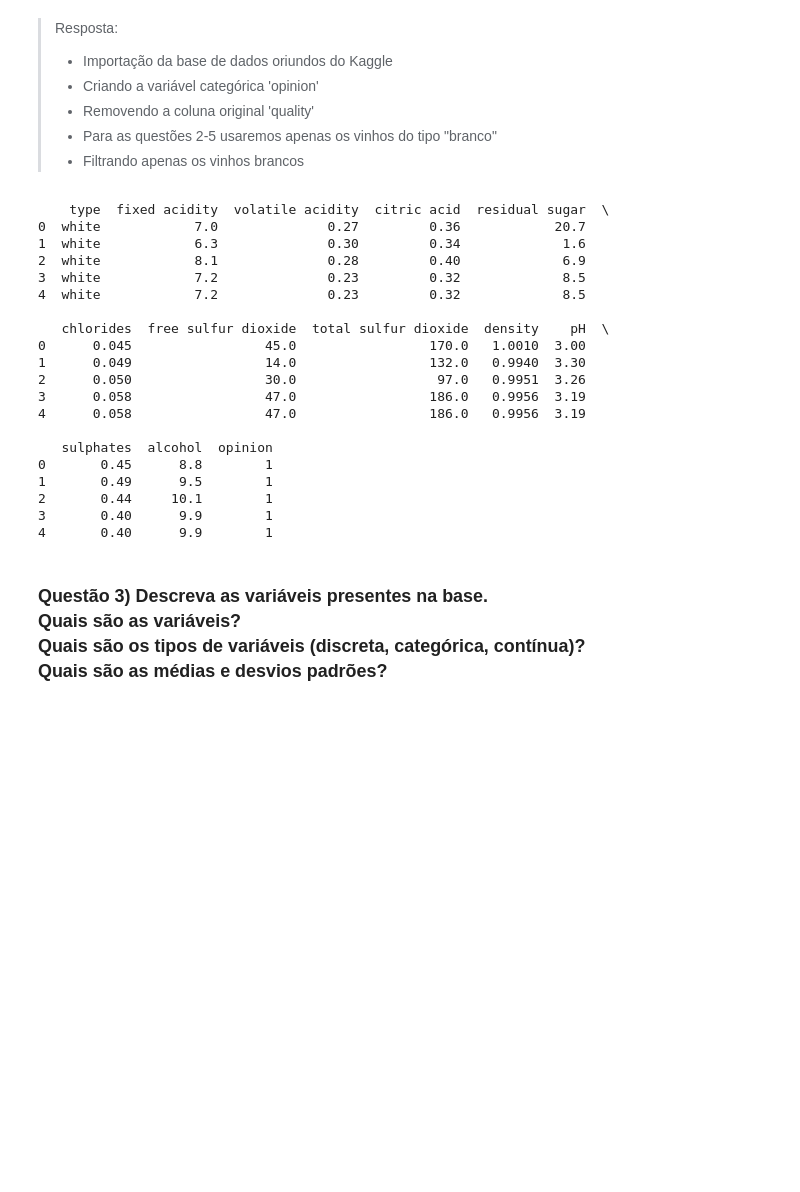
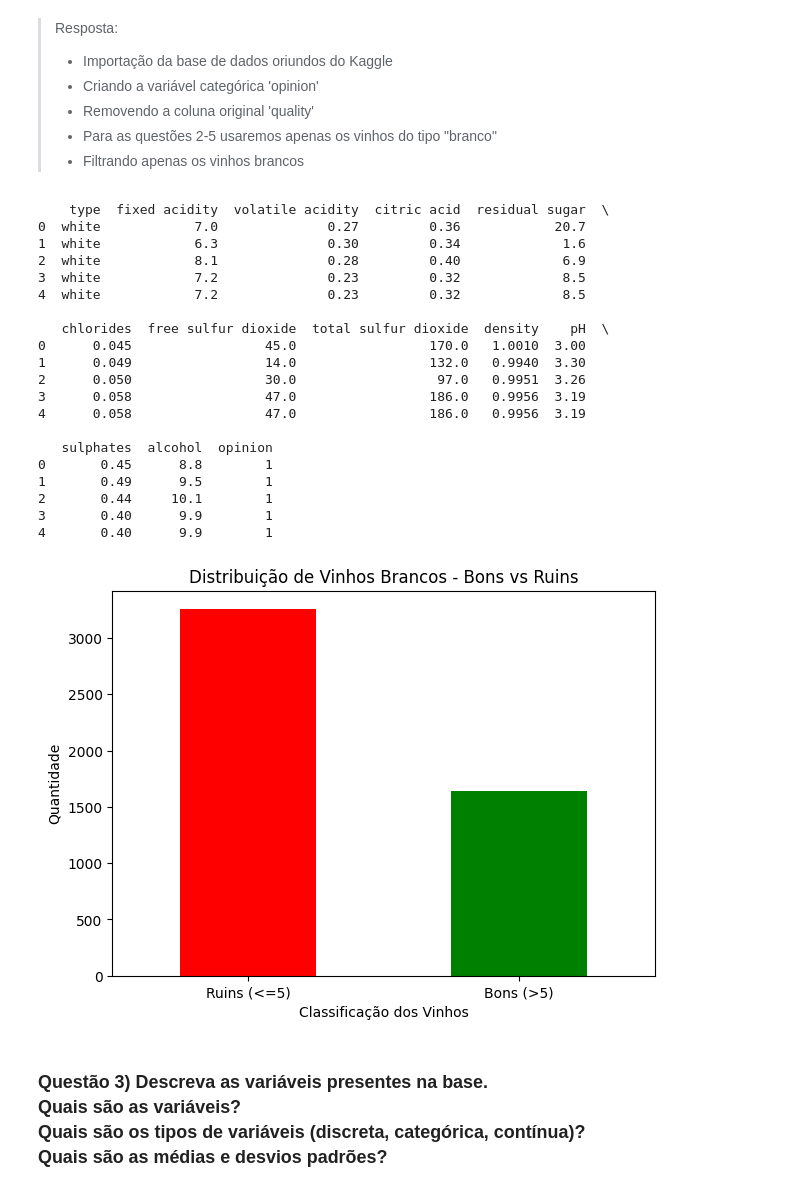
Before and after one commit to ianmsouza/wine_quality_analysis, a Jupyter notebook: wine_quality_analysis.ipynb, the cells around one changed output. Drawn from its saved outputs; the diff is of its cells as text; code cells hidden in the pictures; blank space fills up the shorter version.

```diff
--- a/wine_quality_analysis.ipynb
+++ b/wine_quality_analysis.ipynb
@@ -44,6 +44,7 @@
 > - Filtrando apenas os vinhos brancos
 # %%
 import pandas as pd
+import matplotlib.pyplot as plt
 
 # Carregando os dados
 df = pd.read_csv(r'C:\Users\Ian\PythonProjects\infnet-25E1_2\datasets\winequalityN.csv', encoding='ISO-8859-1')
@@ -56,33 +57,43 @@ df_white['opinion'] = df_white['quality'].apply(lambda x: 0 if x <= 5 else 1)
 
 # Removendo a coluna original 'quality'
 df_white.drop(columns=['quality'], inplace=True)
 
 # Exibir as primeiras linhas do dataset filtrado
 print(df_white.head())
 
 # Salvando o novo dataset para análise posterior
 df_white.to_csv(r'C:\Users\Ian\PythonProjects\infnet-25E1_2\datasets\winequality_white_filtered.csv', index=False)
+
+# Criando gráfico de distribuição da variável 'opinion'
+plt.figure(figsize=(7, 5))
+df_white['opinion'].value_counts().plot(kind='bar', color=['red', 'green'])
+plt.xlabel('Classificação dos Vinhos')
+plt.ylabel('Quantidade')
+plt.title('Distribuição de Vinhos Brancos - Bons vs Ruins')
+plt.xticks(ticks=[0, 1], labels=['Ruins (<=5)', 'Bons (>5)'], rotation=0)
+plt.show()
 # %% [output]
     type  fixed acidity  volatile acidity  citric acid  residual sugar  \
 0  white            7.0              0.27         0.36            20.7
 1  white            6.3              0.30         0.34             1.6
 2  white            8.1              0.28         0.40             6.9
 3  white            7.2              0.23         0.32             8.5
 4  white            7.2              0.23         0.32             8.5
 
    chlorides  free sulfur dioxide  total sulfur dioxide  density    pH  \
 0      0.045                 45.0                 170.0   1.0010  3.00
 1      0.049                 14.0                 132.0   0.9940  3.30
 2      0.050                 30.0                  97.0   0.9951  3.26
 3      0.058                 47.0                 186.0   0.9956  3.19
 4      0.058                 47.0                 186.0   0.9956  3.19
 
    sulphates  alcohol  opinion
 0       0.45      8.8        1
 1       0.49      9.5        1
 2       0.44     10.1        1
 3       0.40      9.9        1
 4       0.40      9.9        1
+[figure, added]
 # %% [markdown]
 ### **Questão 3)** Descreva as variáveis presentes na base.<br>Quais são as variáveis?<br>Quais são os tipos de variáveis (discreta, categórica, contínua)?<br>Quais são as médias e desvios padrões?
 # %% [markdown]
```
Also changed, not shown: 1 other file.
